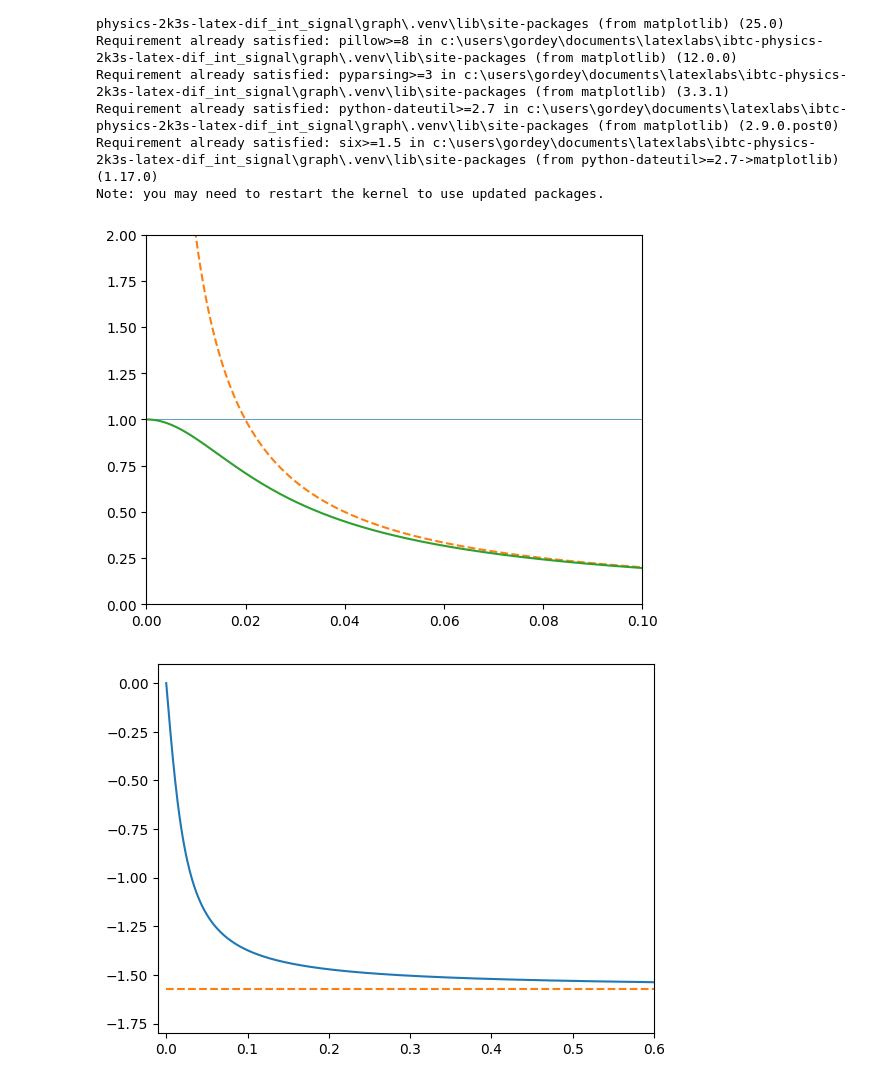
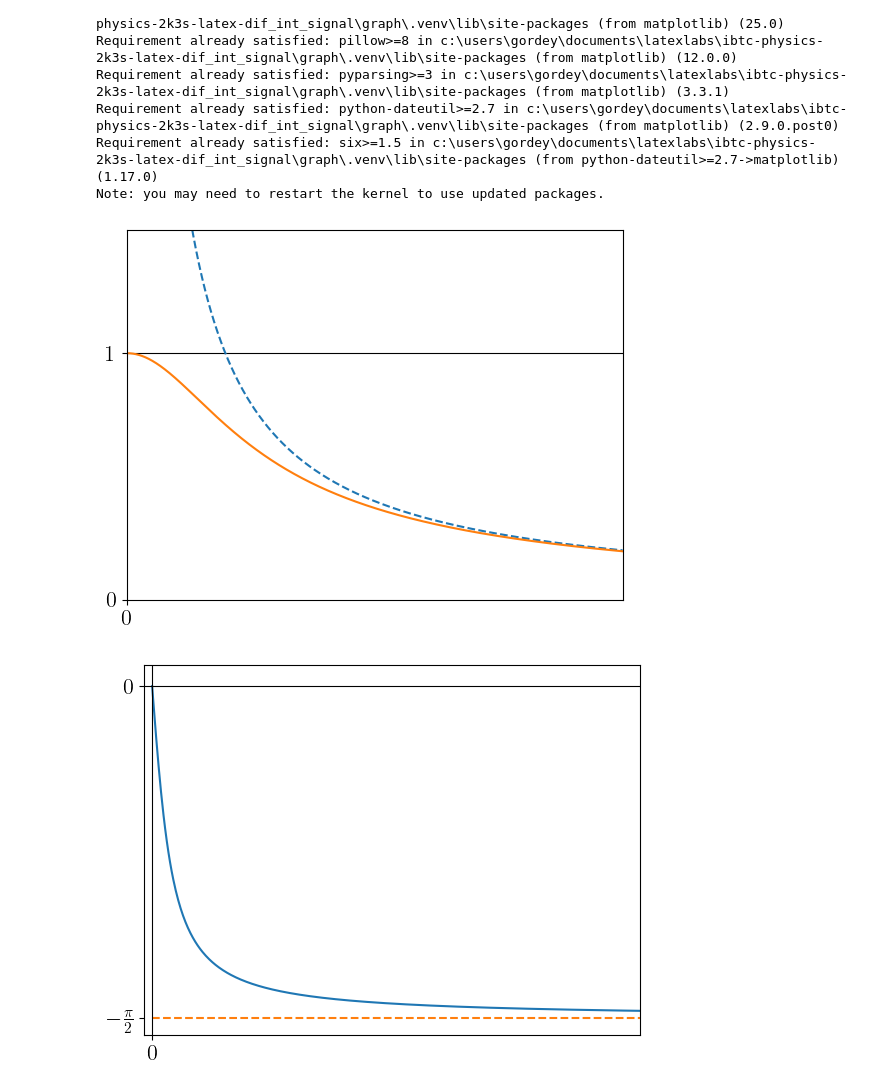
Before and after one commit to SerKin0/IBTC-physics-2k3s-latex-dif_int_signal, a Jupyter notebook: graph/charts/main.ipynb, the cells around one changed output. Saved outputs shown, nothing was run; the diff lists cells and outputs as text; code cells hidden in the pictures.

```diff
--- a/graph/charts/main.ipynb
+++ b/graph/charts/main.ipynb
@@ -2,6 +2,12 @@
 %pip install numpy matplotlib
 import numpy as np
 import matplotlib.pyplot as plt
+
+plt.rcParams.update({
+    "text.usetex": True,
+    "font.family": "CMU Serif",
+    "font.size": 16
+})
 # %% [output]
 Requirement already satisfied: numpy in c:\users\gordey\documents\latexlabs\ibtc-physics-2k3s-latex-dif_int_signal\graph\.venv\lib\site-packages (2.4.0)
 Requirement already satisfied: matplotlib in c:\users\gordey\documents\latexlabs\ibtc-physics-2k3s-latex-dif_int_signal\graph\.venv\lib\site-packages (3.10.8)
@@ -26,30 +32,40 @@ def Phi(w):
 # %%
 w = np.linspace(0, 0.1, 1000)
 x = np.linspace(0.0001, 0.1, 1000)
 y_k = [K(w_) for w_ in w]
 y_w = [1 / (w_ * C * R) for w_ in x]
 
-plt.ylim(0, 2)
+plt.ylim(0, 1.5)
 plt.xlim(0, 0.1)
 
-plt.plot([0, 0.2], [1, 1], linewidth='0.5')
+plt.plot([0, 0.2], [1, 1], linewidth='0.8', color='black')
 plt.plot(w, y_w, linestyle='dashed')
 plt.plot(x, y_k)
+
+plt.yticks([0, 1], ['0', '1'])
+plt.xticks([0],[0])
+
 plt.savefig('1.pdf', dpi=300, transparent=True)
 # %% [output]
-[figure, old version]
+[figure, new version]
 # %%
 w = np.linspace(0, 1, 1000)
 
 y_p = [Phi(x_) for x_ in w]
 plt.plot(w, y_p)
 plt.plot([0, 1], [-np.pi/2, -np.pi/2], linestyle='dashed')
+plt.plot([0, 0], [-3, 1], linewidth='0.8', color='black')
+plt.plot([-1, 3], [0, 0], linewidth='0.8', color='black')
 
-plt.ylim(-1.8, 0.1)
+plt.ylim(-1.65, 0.1)
 plt.xlim(-0.01, 0.6)
+
+plt.yticks([0, -np.pi/2], ['0', r'$-\frac{\pi}{2}$'])
+plt.xticks([0], [0])
+
 plt.savefig('2.pdf', dpi=300, transparent=True)
 # %% [output]
-[figure, old version]
+[figure, new version]
 # %%
 def K(w):
     return 1 / np.sqrt(1 + 1 / (w * C * R)**2)
```
Also changed, not shown: parts of 2 cells of this notebook, 4 other files.
